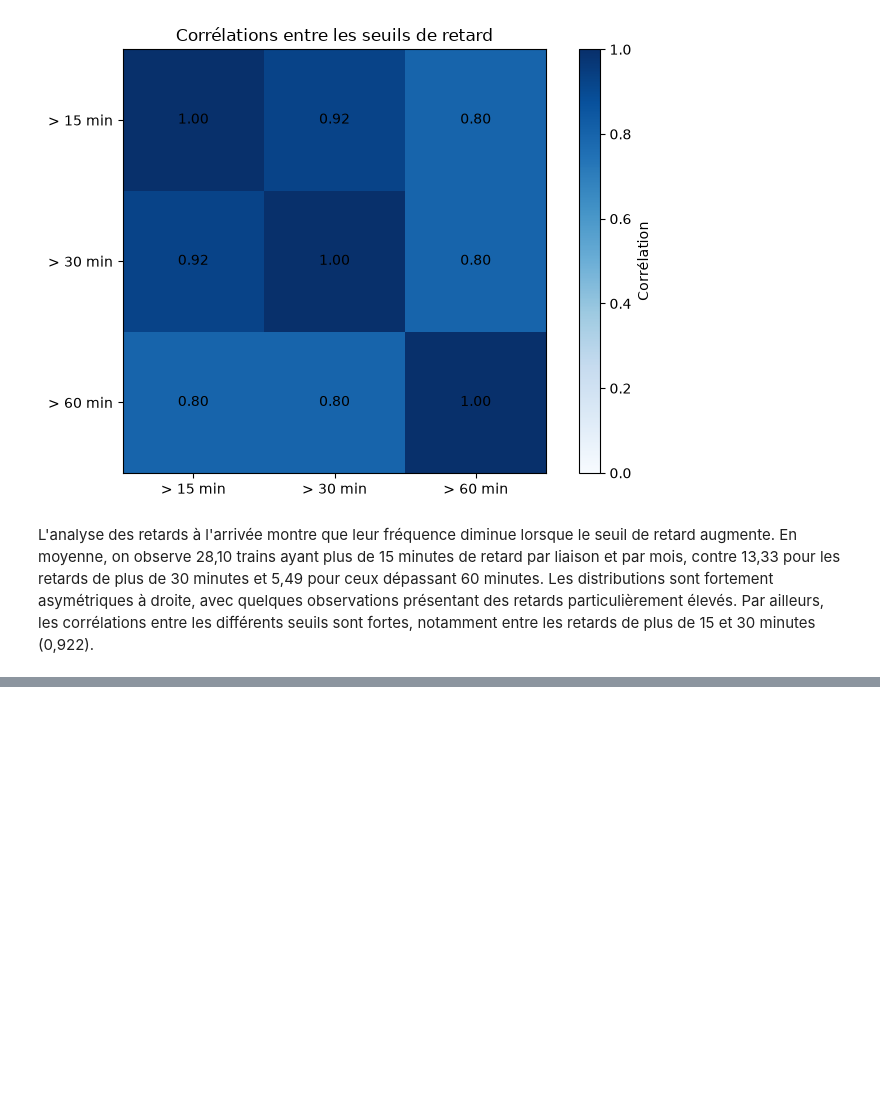
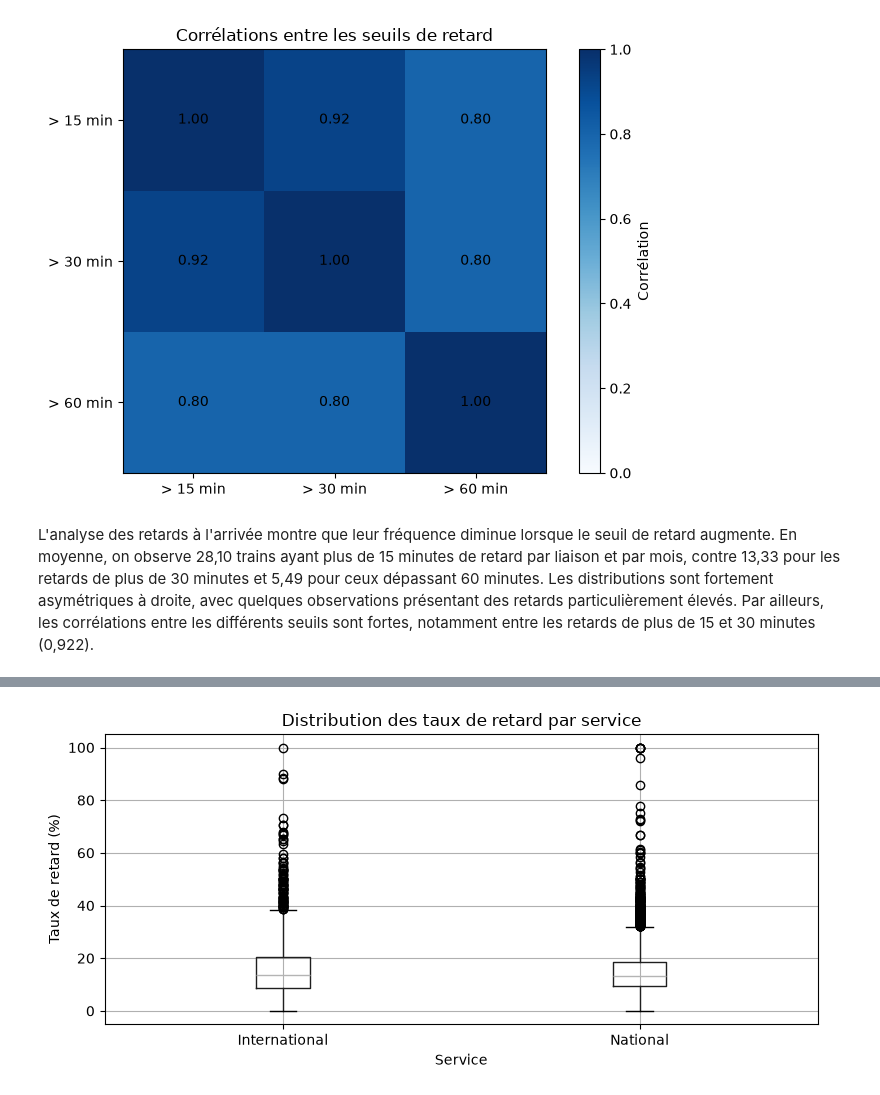
Before and after one commit to ghislainzeufack-prog/RailInsight-SNCF, a Jupyter notebook: notebooks/exploration_sncf_simple.ipynb, the cells around one changed output, grey strips where cells are left out. Cells and saved outputs as stored; diff of their text form; code cells hidden in the pictures; blank space fills up the shorter version.

```diff
--- a/notebooks/exploration_sncf_simple.ipynb
+++ b/notebooks/exploration_sncf_simple.ipynb
@@ -393,0 +446,16 @@ Toutes les cellules de code ont ?t? ex?cut?es. Aucun mod?le entra?n? ; donn?es b
+# %%
+# Comparaison des taux de retard selon le service
+analyse.boxplot(
+    column="Taux de retard (%)",
+    by="Service",
+    figsize=(8, 4)
+)
+
+plt.suptitle("")
+plt.title("Distribution des taux de retard par service")
+plt.xlabel("Service")
+plt.ylabel("Taux de retard (%)")
+plt.tight_layout()
+plt.show()
+# %% [output]
+[figure, added]
```
Also changed, not shown: parts of 25 cells of this notebook.
